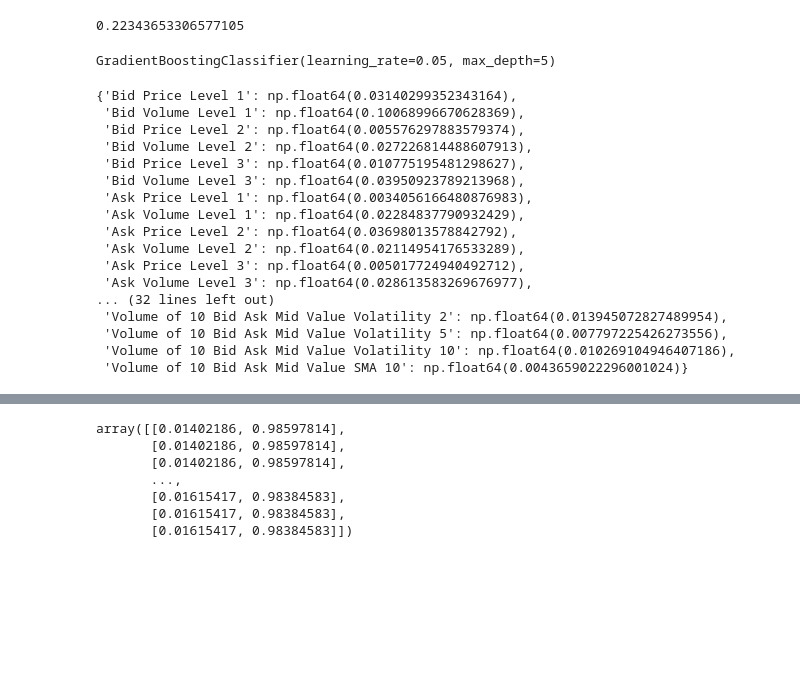
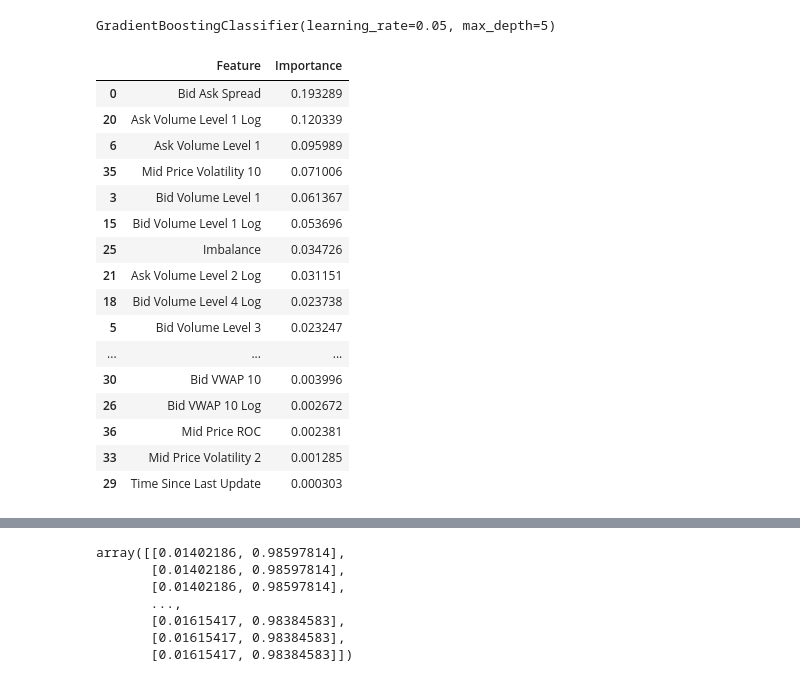
Before and after one commit to sibster146/Machine_Learning_Trader_advance, a Jupyter notebook: research.ipynb, the cells around one changed output, grey strips where cells are left out. Drawn from its saved outputs; the diff is of its cells as text; code cells hidden in the pictures; blank space fills up the shorter version.

Commit message:
latest ml model

```diff
--- a/research.ipynb
+++ b/research.ipynb
@@ -244,15 +237,14 @@ def graph(y_actual, y_pred, start = None, end = None):
 # %%
-def calculate_weights(model):
+def calculate_weights(model, X):
 
-    feature_importance = model.feature_importances_
+    # Get feature importance scores
+    importance = model.feature_importances_
 
-    # If X is a DataFrame, use column names; otherwise, generate names
-    feature_names = X.columns if isinstance(X, pd.DataFrame) else [f"Feature {i}" for i in range(X.shape[1])]
+    # Convert to DataFrame for better readability
+    feature_importance_df = pd.DataFrame({"Feature": X.columns, "Importance": importance})
+    feature_importance_df = feature_importance_df.sort_values(by="Importance", ascending=False)
 
-    # Create a dictionary of feature names and their importance
-    feature_importance_dict = dict(zip(feature_names, feature_importance))
-
-    return feature_importance_dict
+    return feature_importance_df
 # %%
 ##################################
 ######### CREATE DATASET #########
@@ -363,8 +325,4 @@ feature_columns = [
 target_gain = "Gain"
-# %%
-print((full_df[target_gain] == 1).sum() / len(full_df))
-# %% [output]
-0.22343653306577105
 # %%
 X = full_df[feature_columns]
 y = full_df[target_gain]
@@ -385,25 +345,40 @@ model.fit(X_train_resampled_scaled, y_train_resampled)
 # %% [output]
 GradientBoostingClassifier(learning_rate=0.05, max_depth=5)
 # %%
-calculate_weights(model)
+# # Assuming you've already fitted your HistGradientBoostingClassifier model
+# explainer = shap.Explainer(model)
+# shap_values = explainer(X_train)
+
+# # Get the importance scores (mean absolute value of SHAP values for each feature)
+# importance_scores = pd.DataFrame({
+#     'Feature': X_train.columns,
+#     'Importance': np.abs(shap_values.values).mean(axis=0)
+# })
+
+# # Sort the features by importance in descending order
+# top_40_features = importance_scores.sort_values(by='Importance', ascending=False).head(40)
+
+# # Display the top 40 features
+# print(top_40_features)
+calculate_weights(model, X)
 # %% [output]
-{'Bid Price Level 1': np.float64(0.03140299352343164),
- 'Bid Volume Level 1': np.float64(0.10068996670628369),
- 'Bid Price Level 2': np.float64(0.005576297883579374),
- 'Bid Volume Level 2': np.float64(0.027226814488607913),
- 'Bid Price Level 3': np.float64(0.010775195481298627),
- 'Bid Volume Level 3': np.float64(0.03950923789213968),
- 'Ask Price Level 1': np.float64(0.0034056166480876983),
- 'Ask Volume Level 1': np.float64(0.02284837790932429),
- 'Ask Price Level 2': np.float64(0.03698013578842792),
- 'Ask Volume Level 2': np.float64(0.02114954176533289),
- 'Ask Price Level 3': np.float64(0.005017724940492712),
- 'Ask Volume Level 3': np.float64(0.028613583269676977),
-... (32 lines left out)
- 'Volume of 10 Bid Ask Mid Value Volatility 2': np.float64(0.013945072827489954),
- 'Volume of 10 Bid Ask Mid Value Volatility 5': np.float64(0.007797225426273556),
- 'Volume of 10 Bid Ask Mid Value Volatility 10': np.float64(0.010269104946407186),
- 'Volume of 10 Bid Ask Mid Value SMA 10': np.float64(0.0043659022296001024)}
+|  | Feature | Importance |
+| 0 | Bid Ask Spread | 0.193289 |
+| 20 | Ask Volume Level 1 Log | 0.120339 |
+| 6 | Ask Volume Level 1 | 0.095989 |
+| 35 | Mid Price Volatility 10 | 0.071006 |
+| 3 | Bid Volume Level 1 | 0.061367 |
+| 15 | Bid Volume Level 1 Log | 0.053696 |
+| 25 | Imbalance | 0.034726 |
+| 21 | Ask Volume Level 2 Log | 0.031151 |
+| 18 | Bid Volume Level 4 Log | 0.023738 |
+| 5 | Bid Volume Level 3 | 0.023247 |
+| ... | ... | ... |
+| 30 | Bid VWAP 10 | 0.003996 |
+| 26 | Bid VWAP 10 Log | 0.002672 |
+| 36 | Mid Price ROC | 0.002381 |
+| 33 | Mid Price Volatility 2 | 0.001285 |
+| 29 | Time Since Last Update | 0.000303 |
 # %%
 y_probs = model.predict_proba(X_test)
 y_pos_prob = y_probs[y_test==True][:,1]
```
Also changed, not shown: parts of 14 cells of this notebook, 16 other files.
